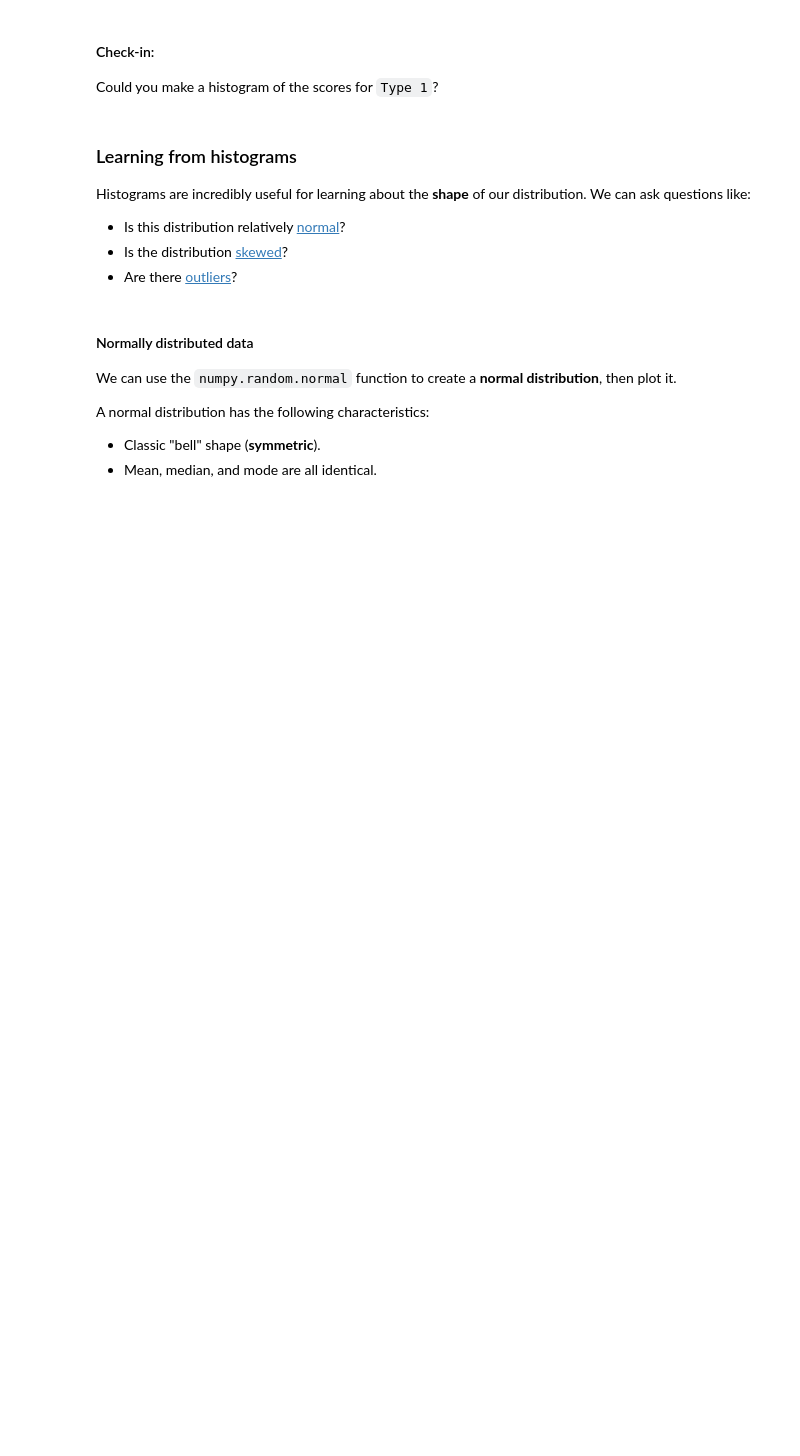
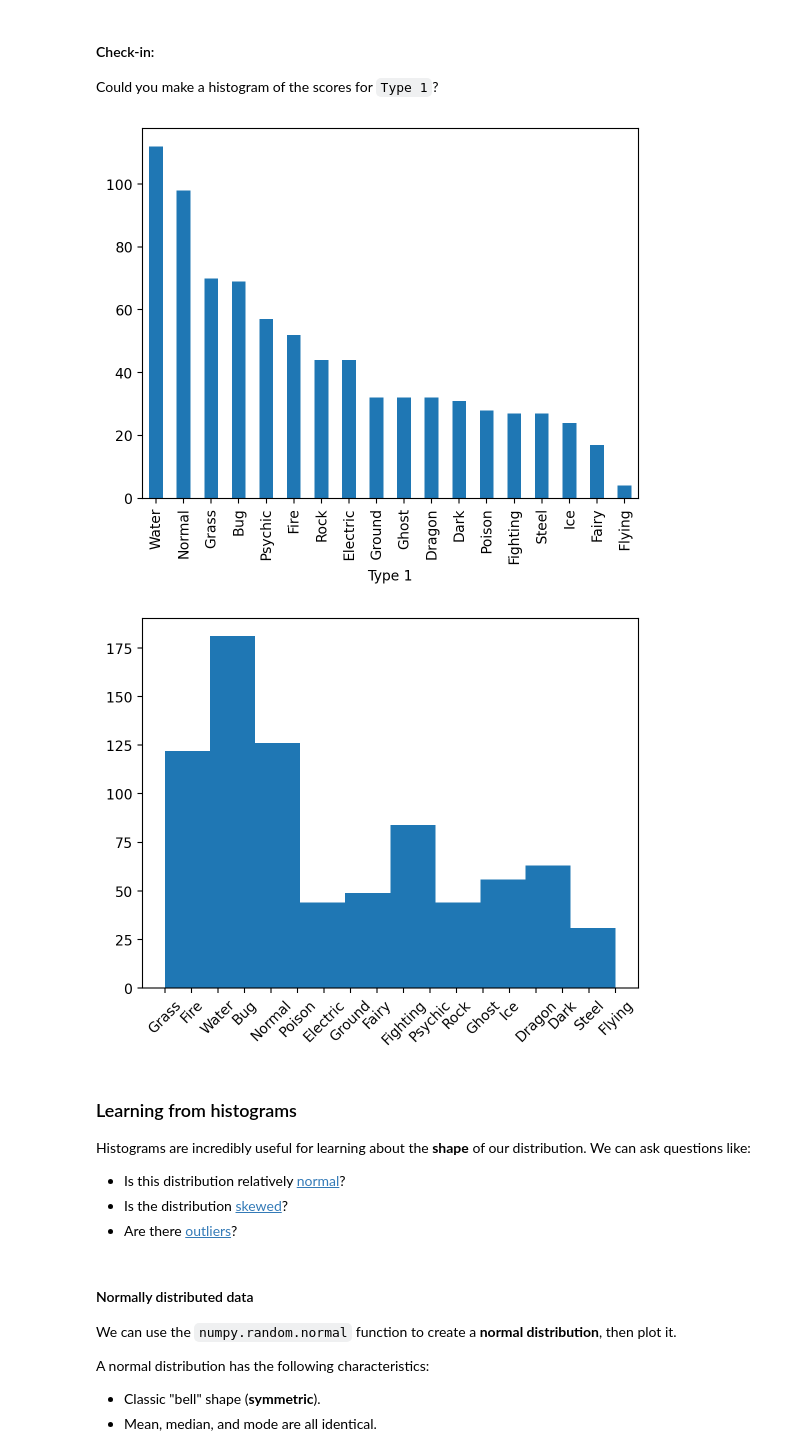
Before and after one commit to rszgosz/descriptive_statistics, a Jupyter notebook: Report4/Exercise5.ipynb, the cells around one changed output. Drawn from its saved outputs; the diff is of its cells as text; code cells hidden in the pictures; blank space fills up the shorter version.

```diff
--- a/Report4/Exercise5.ipynb
+++ b/Report4/Exercise5.ipynb
@@ -162,6 +167,16 @@ How would you make a histogram of the scores for `Defense`?
 Could you make a histogram of the scores for `Type 1`?
 # %%
 ### Your code here
+df_pokemon['Type 1'].value_counts().plot(kind='bar')
+plt.show()
+
+# to zmienna kategoryczna a nie liczbowa wiec lepiej bar plot
+t = plt.hist(df_pokemon['Type 1'])
+plt.xticks(rotation=45)
+plt.show()
+# %% [output]
+[figure, added]
+[figure, added]
 # %% [markdown]
 ### Learning from histograms
 
```
Also changed, not shown: parts of 22 cells of this notebook, 2 other files.
